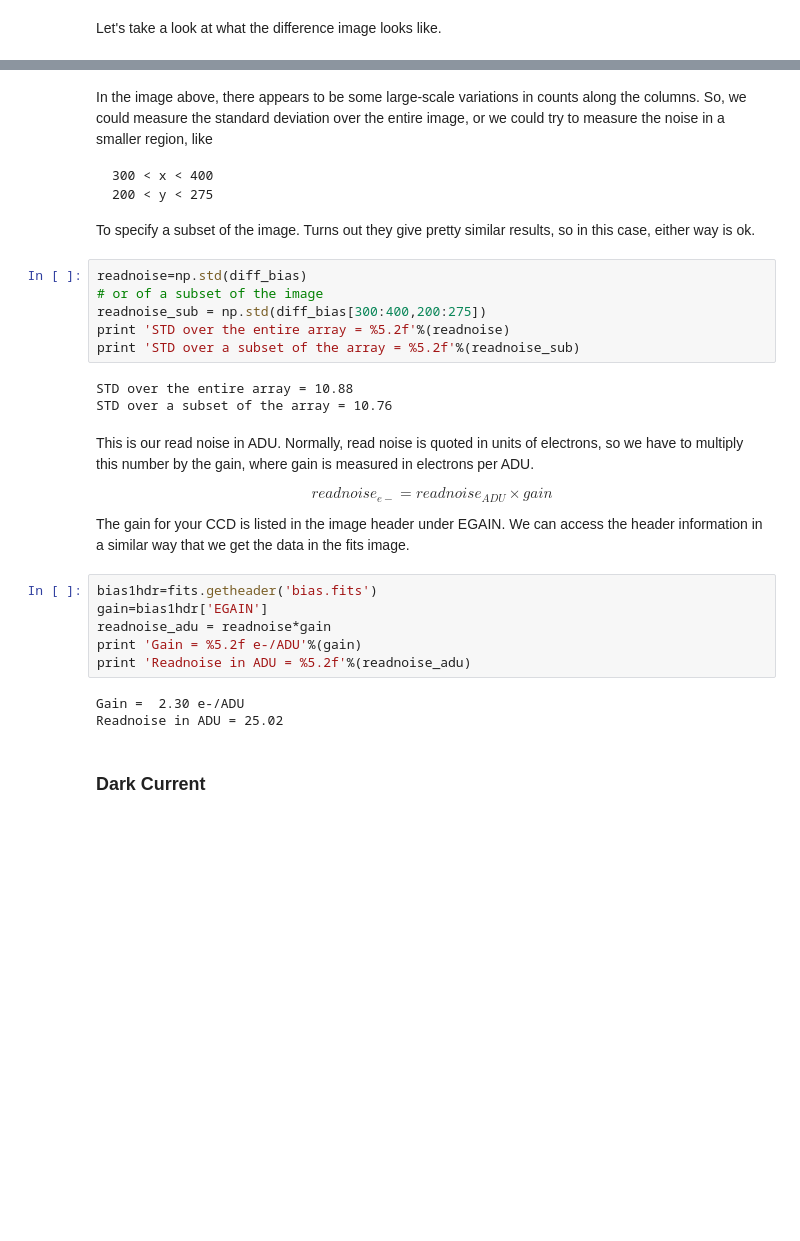
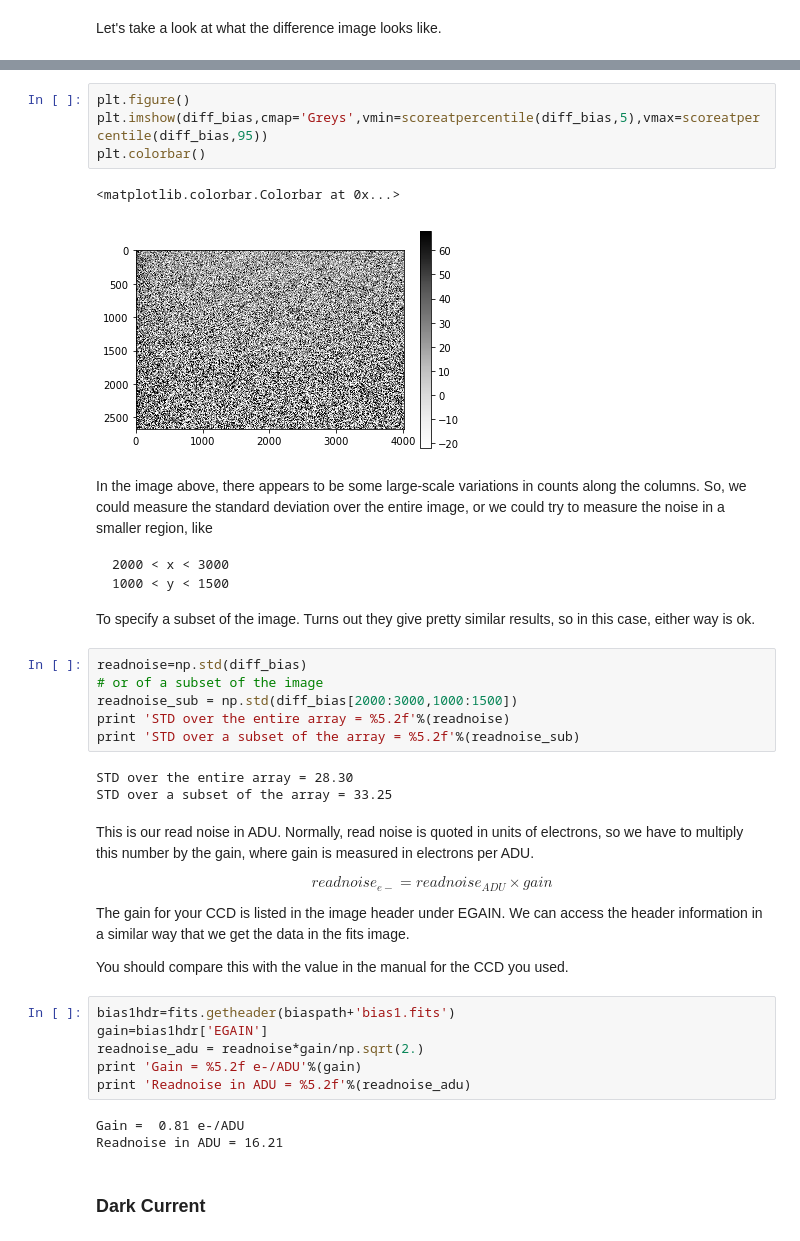
Before and after one commit to rfinn/obsastro, a Jupyter notebook: CCD/ccd-lab.ipynb, the cells around one changed output, grey strips where cells are left out. Drawn from its saved outputs; the diff is of its cells as text; blank space fills up the shorter version.

```diff
--- a/CCD/ccd-lab.ipynb
+++ b/CCD/ccd-lab.ipynb
@@ -103,34 +139,43 @@ plt.imshow(diff_bias,vmin=-2,vmax=2,cmap='Greys')
+# %%
+plt.figure()
+plt.imshow(diff_bias,cmap='Greys',vmin=scoreatpercentile(diff_bias,5),vmax=scoreatpercentile(diff_bias,95))
+plt.colorbar()
+# %% [output]
+<matplotlib.colorbar.Colorbar at 0x...>
+[figure, added]
 # %% [markdown]
 In the image above, there appears to be some large-scale variations in counts along the columns.  So, we could measure the standard deviation over the entire image, or we could try to measure the noise in a smaller region, like
 
-    300 < x < 400
-    200 < y < 275
+    2000 < x < 3000
+    1000 < y < 1500
 
 To specify a subset of the image.  Turns out they give pretty similar results, so in this case, either way is ok.
 # %%
 readnoise=np.std(diff_bias)
 # or of a subset of the image
-readnoise_sub = np.std(diff_bias[300:400,200:275])
+readnoise_sub = np.std(diff_bias[2000:3000,1000:1500])
 print 'STD over the entire array = %5.2f'%(readnoise)
 print 'STD over a subset of the array = %5.2f'%(readnoise_sub)
 # %% [output]
-STD over the entire array = 10.88
-STD over a subset of the array = 10.76
+STD over the entire array = 28.30
+STD over a subset of the array = 33.25
 # %% [markdown]
 This is our read noise in ADU.  Normally, read noise is quoted in units of electrons, so we have to multiply this number by the gain, where gain is measured in electrons per ADU.
 
 $$ readnoise_{e-} = readnoise_{ADU} \times gain $$
 
 The gain for your CCD is listed in the image header under EGAIN.  We can access the header information in a similar way that we get the data in the fits image.
+
+You should compare this with the value in the manual for the CCD you used.
 # %%
-bias1hdr=fits.getheader('bias.fits')
+bias1hdr=fits.getheader(biaspath+'bias1.fits')
 gain=bias1hdr['EGAIN']
-readnoise_adu = readnoise*gain
+readnoise_adu = readnoise*gain/np.sqrt(2.)
 print 'Gain = %5.2f e-/ADU'%(gain)
 print 'Readnoise in ADU = %5.2f'%(readnoise_adu)
 # %% [output]
-Gain =  2.30 e-/ADU
-Readnoise in ADU = 25.02
+Gain =  0.81 e-/ADU
+Readnoise in ADU = 16.21
 # %% [markdown]
 ### Dark Current
 # %% [markdown]
```
Also changed, not shown: parts of 22 cells of this notebook.
